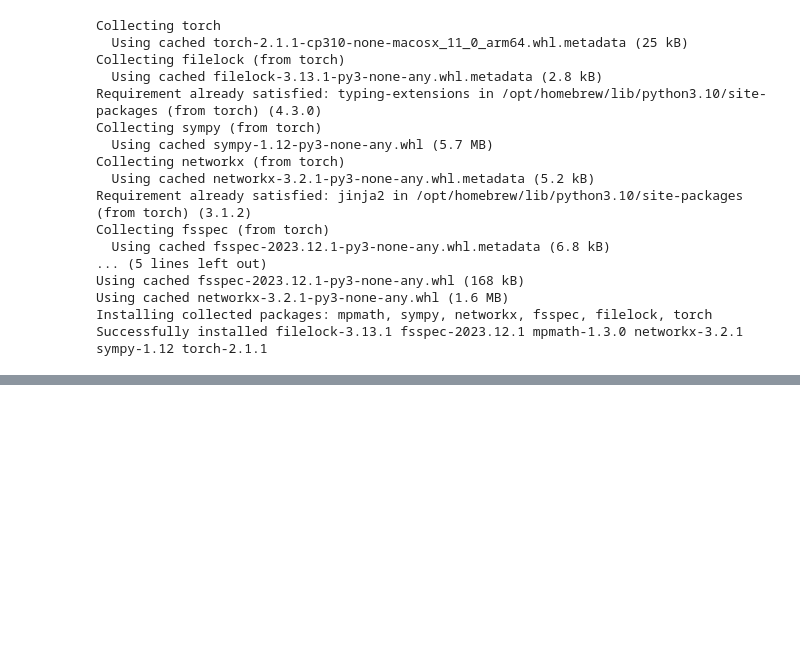
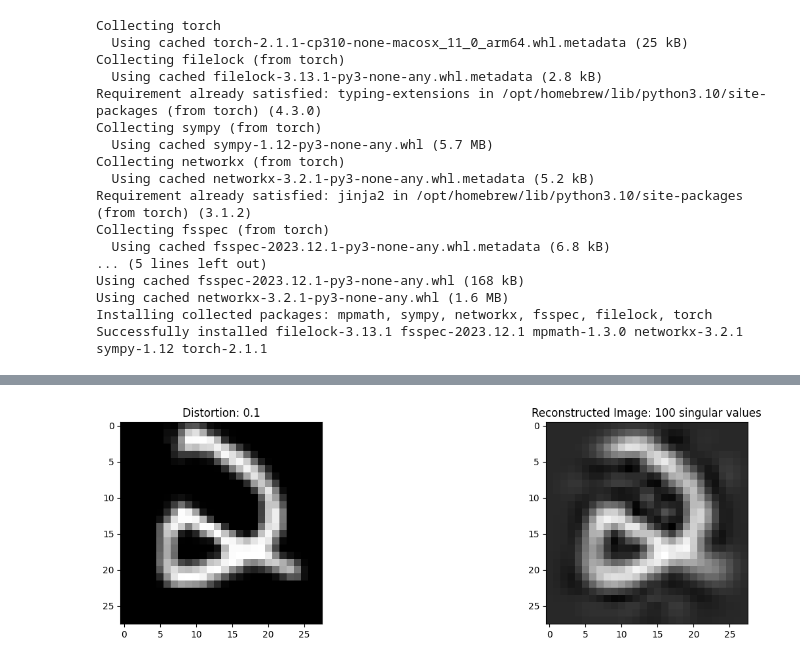
Before and after one commit to jlpercy/DimensionReductionMNIST, a Jupyter notebook: fisheye_2.ipynb, the cells around one changed output, grey strips where cells are left out. Saved outputs shown, nothing was run; the diff lists cells and outputs as text; code cells hidden in the pictures; blank space fills up the shorter version.

```diff
--- a/fisheye_2.ipynb
+++ b/fisheye_2.ipynb
@@ -107,0 +208,4 @@ for img, _ in mnist_loader:
+# %%
+plot_reconstructed_images(transformed_images_0_1[0], U_fish_0_1, E_fish_0_1, V_t_fish_0_1, 0.1, 100)
+# %% [output]
+[figure, added]
```
Also changed, not shown: parts of 13 cells of this notebook, 1 other file.
